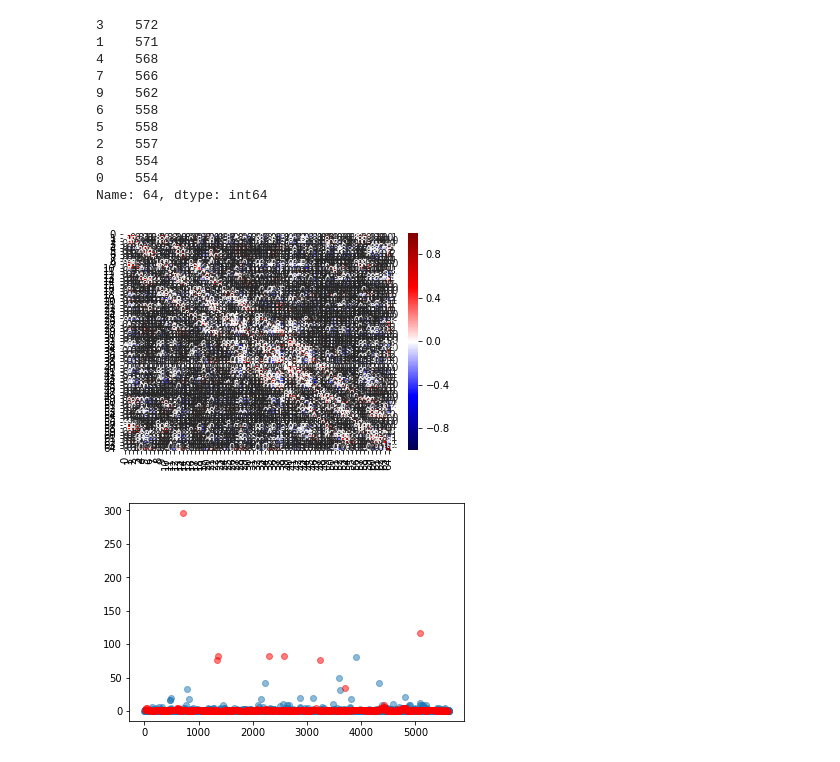
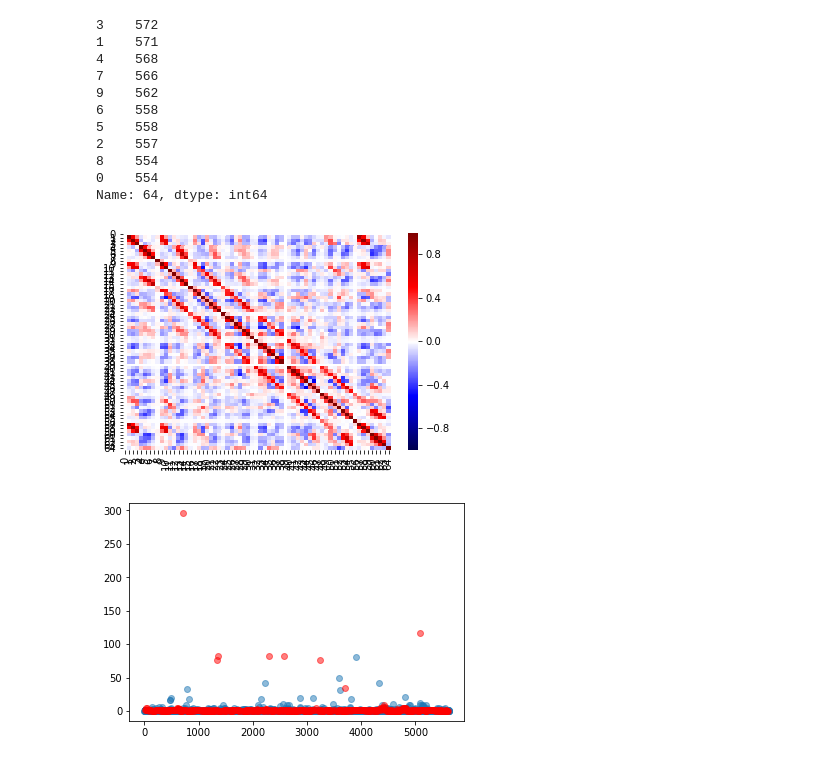
Before and after one commit to tsato-code/python_script, a Jupyter notebook: machinelearning/note_MTS.ipynb, the cells around one changed output. Saved outputs shown, nothing was run; the diff lists cells and outputs as text; code cells hidden in the pictures.

```diff
--- a/machinelearning/note_MTS.ipynb
+++ b/machinelearning/note_MTS.ipynb
@@ -434,19 +434,19 @@ Name: 64, dtype: int64
 # %%
 # 相関の確認
 corr_mat = df.corr(method='pearson')
 sns.heatmap(corr_mat,
             cmap='seismic',
             vmin=-1.0,
             vmax=1.0,
             center=0,
-            annot=True, # True:格子の中に値を表示
+            annot=False, # True:格子の中に値を表示
             fmt='.1f',
             xticklabels=corr_mat.columns.values,
             yticklabels=corr_mat.columns.values
            )
 plt.show()
 # %% [output]
-[figure, old version]
+[figure, new version]
 # %%
 # データセットの作成
 target = 1
```
